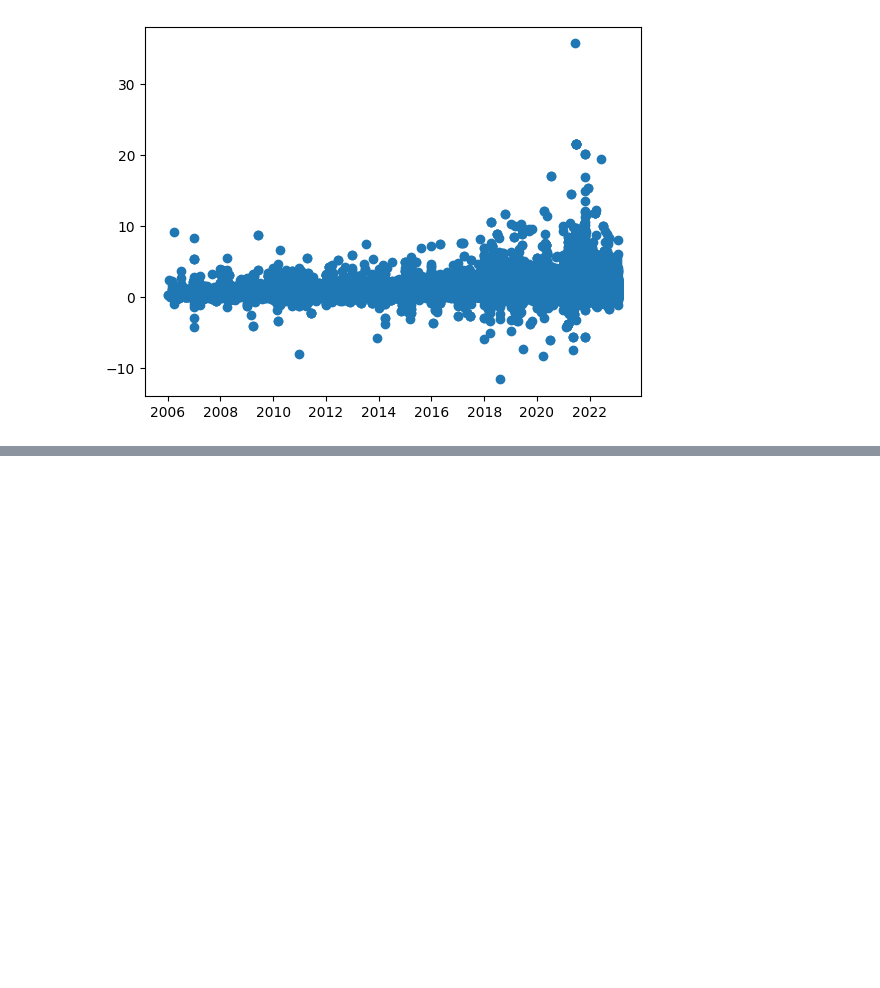
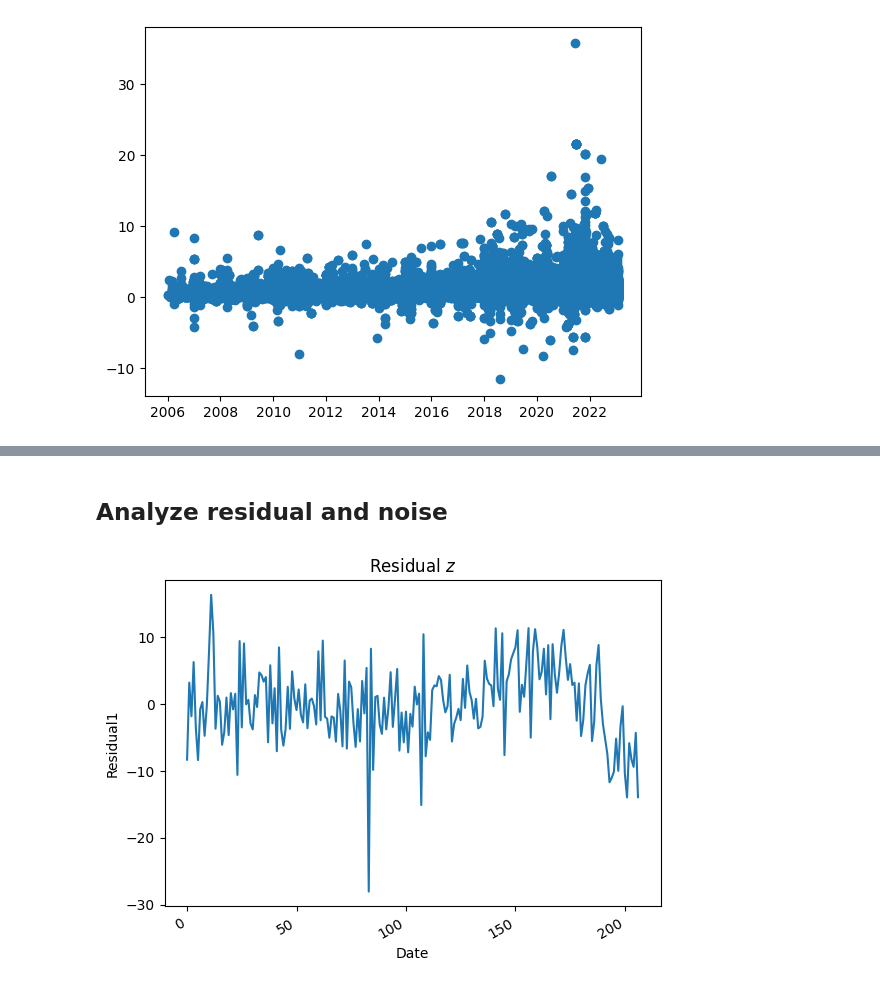
Before and after one commit to yggdrasilyuan/practicum, a Jupyter notebook: regression_time.ipynb, the cells around one changed output, grey strips where cells are left out. Drawn from its saved outputs; the diff is of its cells as text; code cells hidden in the pictures; blank space fills up the shorter version.

```diff
--- a/regression_time.ipynb
+++ b/regression_time.ipynb
@@ -51,0 +120,13 @@ plt.scatter(x1,y1)
+# %% [markdown]
+## Analyze residual and noise
+# %%
+plt.figure()
+plt.plot(residual1.index,residual1,label="signal")
+plt.ylabel("Residual1")
+plt.xlabel("Date")
+plt.title(r"Residual $z$")
+plt.gcf().autofmt_xdate()
+plt.show()
+plt.close()
+# %% [output]
+[figure, added]
```
Also changed, not shown: parts of 14 cells of this notebook.
